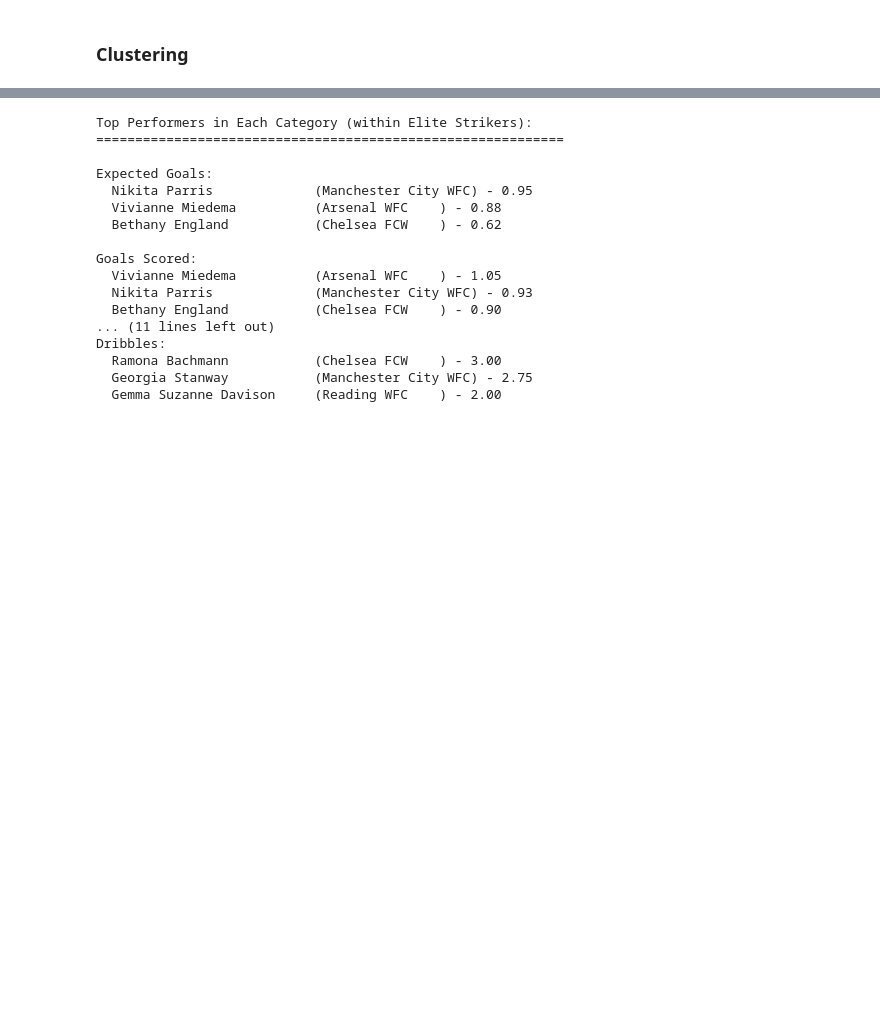
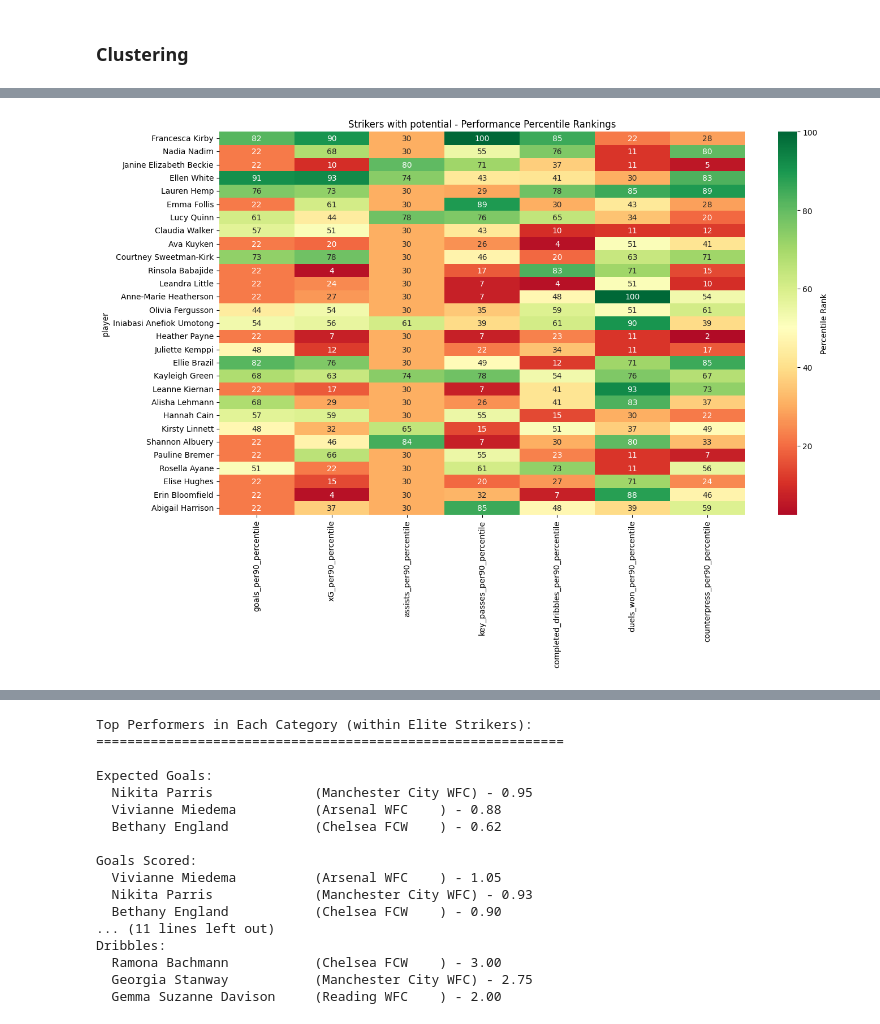
Before and after one commit to der-amit/wsl_data, a Jupyter notebook: notebooks/striker_analysis.ipynb, the cells around one changed output, grey strips where cells are left out. Drawn from its saved outputs; the diff is of its cells as text; code cells hidden in the pictures; blank space fills up the shorter version.

```diff
--- a/notebooks/striker_analysis.ipynb
+++ b/notebooks/striker_analysis.ipynb
@@ -216 +290,23 @@ Strongest areas: {'counterpress_per90': 5.24004048582996, 'completed_dribbles_pe
+# %%
+# Assign cluster = 1 to elite strikers
+high_potential = stats_18[stats_18['cluster'] == 0]
+
+# Only select the key performance metrics for the heatmap
+key_metrics = ['goals_per90', 'xG_per90', 'assists_per90', 'key_passes_per90',
+               'completed_dribbles_per90', 'duels_won_per90', 'counterpress_per90']
+
+# Get only the percentile columns for key metrics
+percentile_cols = [f'{col}_percentile' for col in key_metrics]
+
+# Create heatmap
+plt.figure(figsize=(14, 10))
+heatmap_data = high_potential.set_index('player')[percentile_cols]
+
+sns.heatmap(heatmap_data, annot=True, cmap='RdYlGn', center=50,
+            fmt='.0f', cbar_kws={'label': 'Percentile Rank'})
+plt.title('Strikers with potential - Performance Percentile Rankings')
+plt.tight_layout()
+plt.show()
+# %% [output]
+[figure, added]
 # %%
```
Also changed, not shown: parts of 24 cells of this notebook.
